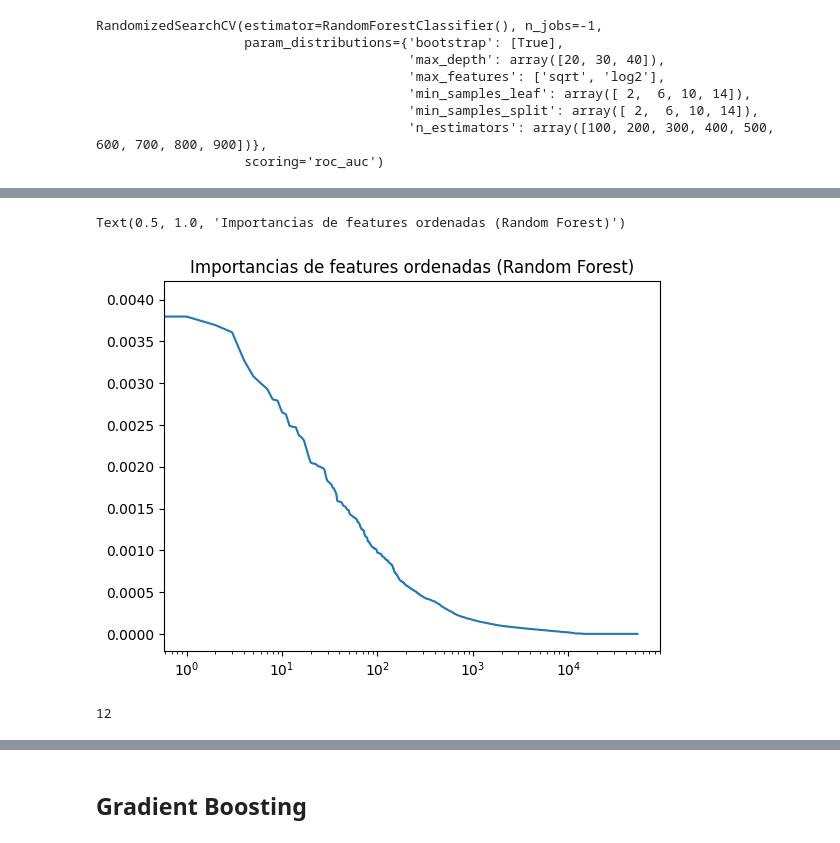
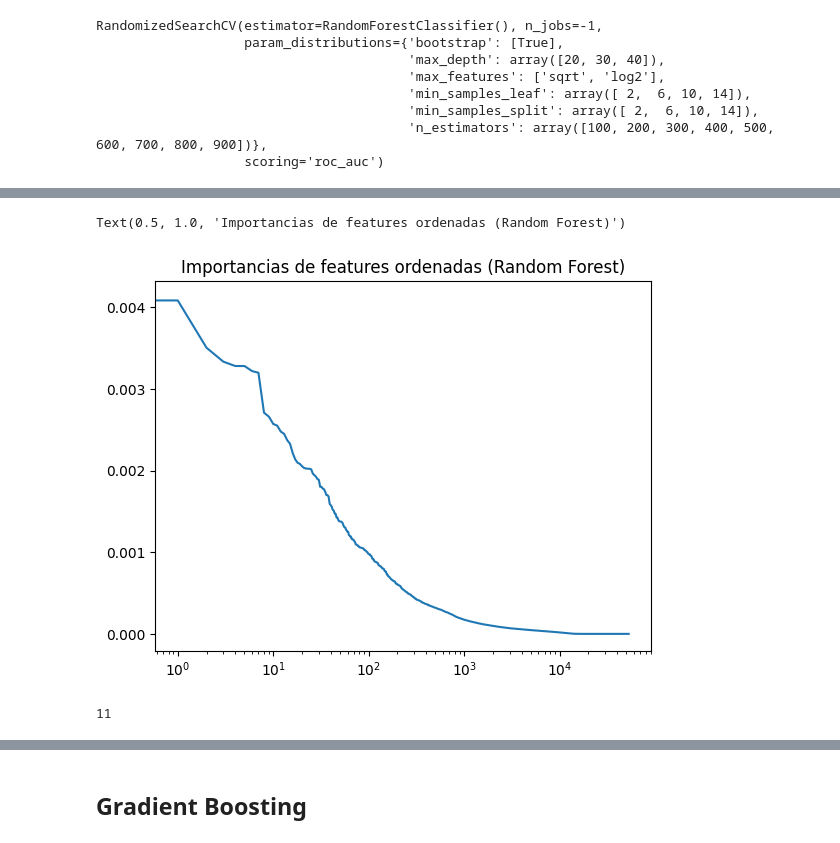
Before and after one commit to freire-guido/soy-biomarkers, a Jupyter notebook: modelado/venancio.ipynb, the cells around one changed output, grey strips where cells are left out. Cells and saved outputs as stored; diff of their text form; code cells hidden in the pictures.

Commit message:
bias corrected counts

```diff
--- a/modelado/venancio.ipynb
+++ b/modelado/venancio.ipynb
@@ -2,6 +2,6 @@
 import pandas as pd
 import numpy as np
 # %%
-venancio = pd.read_parquet('../expresion/venancio.parquet')
+venancio = pd.read_parquet('../expresion/venancio_bias_corrected.parquet')
 venancio
 # %% [output]
@@ -138,4 +137,4 @@ for coef in coefs:
 # %%
-linear = linear_model.LassoCV(eps = 0.25, verbose = True, n_jobs=-1)
-linear.fit(X_train, y_train)
-linear.alpha_
+# linear = linear_model.LassoCV(eps = 0.25, verbose = True, n_jobs=-1)
+# linear.fit(X_train, y_train)
+# linear.alpha_
@@ -196,14 +183,15 @@ model_selection.LearningCurveDisplay.from_estimator(estimator, X_train, y_train,
 # %%
+imp_feat = X_train.columns[np.flip(estimator.feature_importances_.argsort())]
 importances = np.flip(np.sort(estimator.feature_importances_))
 plt.semilogx(importances)
 plt.title('Importancias de features ordenadas (Random Forest)')
 # %% [output]
 Text(0.5, 1.0, 'Importancias de features ordenadas (Random Forest)')
-[figure, old version]
+[figure, new version]
 # %%
 (estimator.feature_importances_ > 0.0025).sum()
 # %% [output]
-12
+11
 # %%
 X_tsne = tsne.fit_transform(X.loc[:, estimator.feature_importances_ > 0.0025])
 plot_los_tres(X_tsne, condicion, sra)
```
Also changed, not shown: parts of 17 cells of this notebook.
